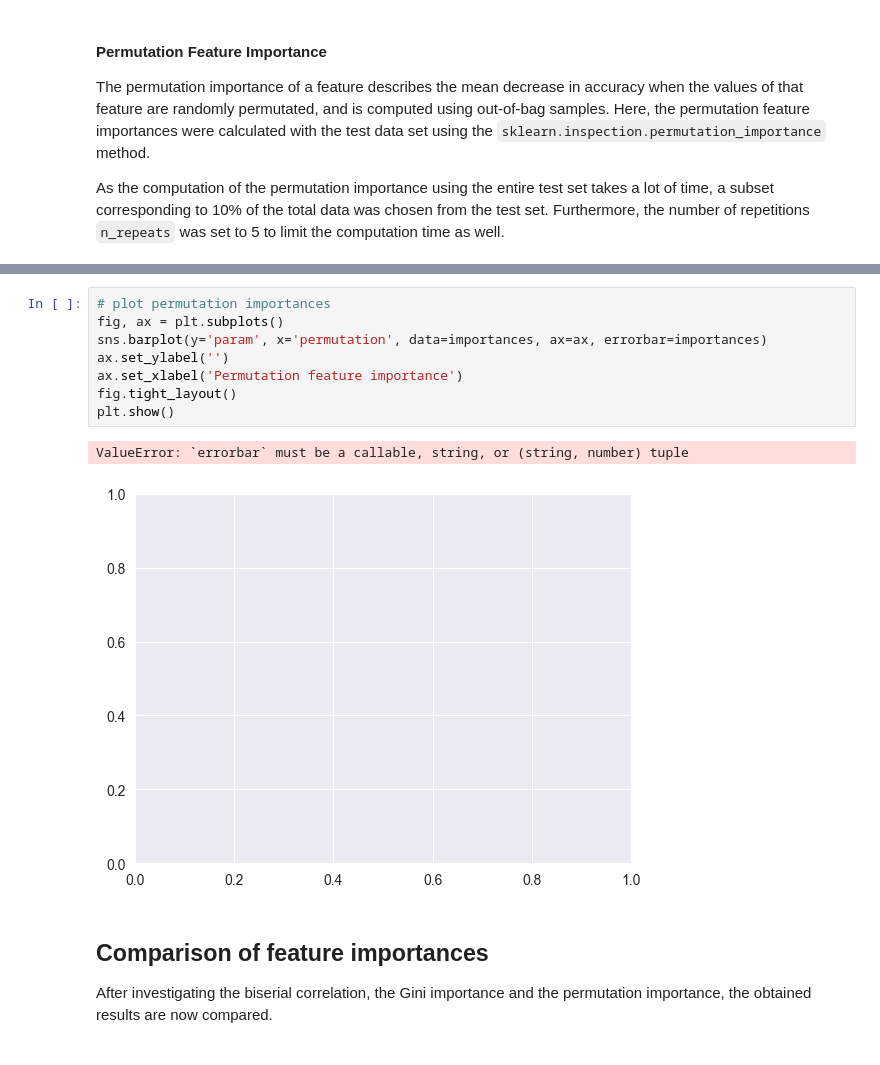
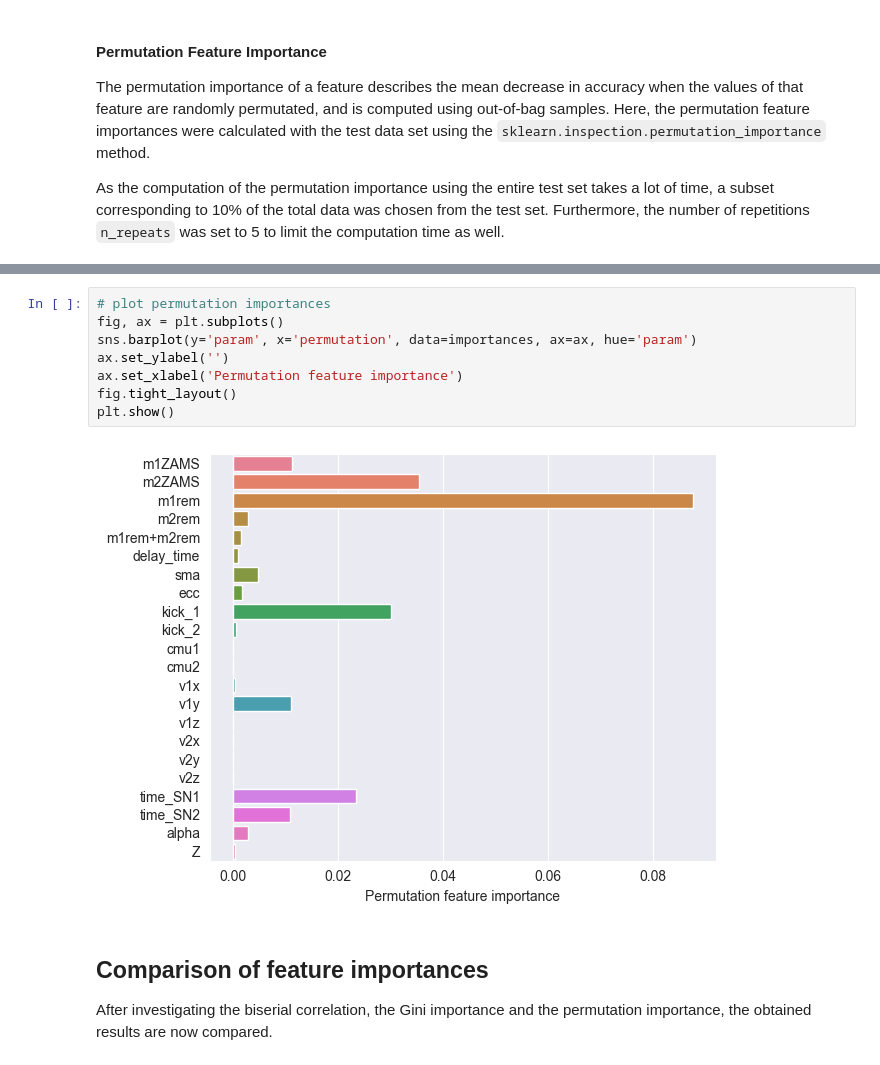
Before and after one commit to Giacomo-Menegatti/AstroLab, a Jupyter notebook: AstroLab_noisy.ipynb, the cells around one changed output, grey strips where cells are left out. Cells and saved outputs as stored; diff of their text form.

Commit message:
removed errorbars from permutation plots

```diff
--- a/AstroLab_noisy.ipynb
+++ b/AstroLab_noisy.ipynb
@@ -378,14 +376,13 @@ importance calculation time: 91.92 s
 # %%
 # plot permutation importances
 fig, ax = plt.subplots()
-sns.barplot(y='param', x='permutation', data=importances, ax=ax, errorbar=importances)
+sns.barplot(y='param', x='permutation', data=importances, ax=ax, hue='param')
 ax.set_ylabel('')
 ax.set_xlabel('Permutation feature importance')
 fig.tight_layout()
 plt.show()
 # %% [output]
-ValueError: `errorbar` must be a callable, string, or (string, number) tuple
-[figure, old version]
+[figure, new version]
 # %% [markdown]
 ## Comparison of feature importances
 
```
Also changed, not shown: parts of 10 cells of this notebook.
